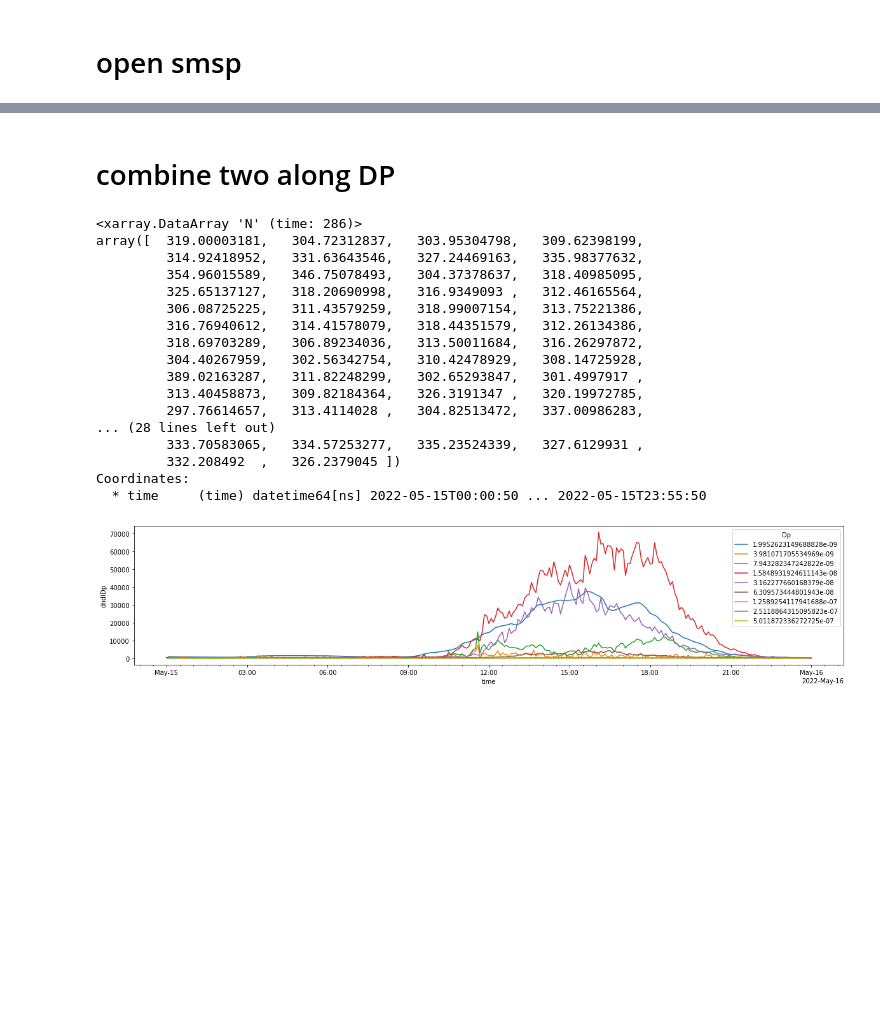
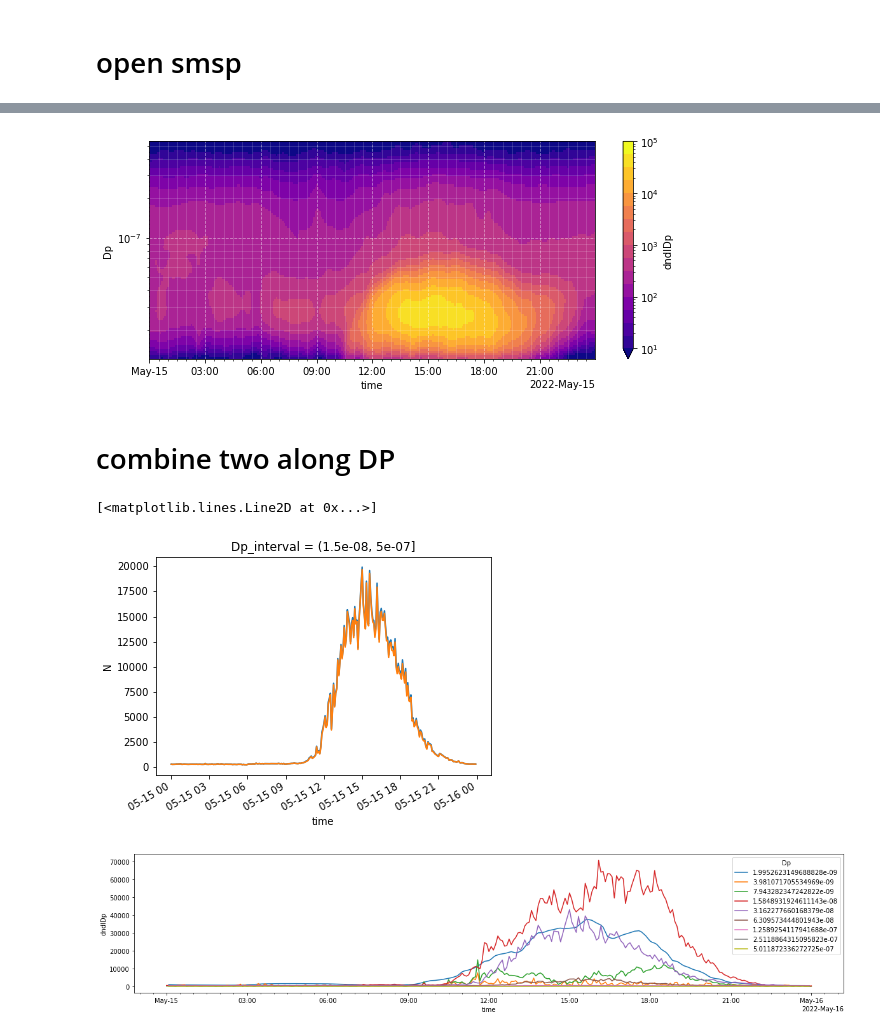
Before and after one commit to daliagachc/bnn-tools-repo, a Jupyter notebook: nbs/z020_cs_condensation_sink.ipynb, the cells around one changed output, grey strips where cells are left out. Drawn from its saved outputs; the diff is of its cells as text; code cells hidden in the pictures; blank space fills up the shorter version.

```diff
--- a/nbs/z020_cs_condensation_sink.ipynb
+++ b/nbs/z020_cs_condensation_sink.ipynb
@@ -169,3 +177,12 @@ ds_s.bnn.plot_psd()
+# %%
+_ds_s = ds_s.bnn.set_lDp()
+for i in range(5):
+    _ds_s = _ds_s.rolling({'time':3},center=True,min_periods=1).mean()
+    _ds_s = _ds_s.rolling({'lDp':3},center=True,min_periods=1).mean()
+# %%
+_ds_s.bnn.plot_psd(vmax=1e5,levels=17)
+# %% [output]
+[figure, added]
 # %% [markdown]
 # combine two along DP
 # %%
@@ -173,23 +192,9 @@ N, _,_ = ds_s.bnn.get_N(d1=10e-9,d2=1)
 # %%
-N
+N.plot()
+N1.plot()
 # %% [output]
-<xarray.DataArray 'N' (time: 286)>
-array([  319.00003181,   304.72312837,   303.95304798,   309.62398199,
-         314.92418952,   331.63643546,   327.24469163,   335.98377632,
-         354.96015589,   346.75078493,   304.37378637,   318.40985095,
-         325.65137127,   318.20690998,   316.9349093 ,   312.46165564,
-         306.08725225,   311.43579259,   318.99007154,   313.75221386,
-         316.76940612,   314.41578079,   318.44351579,   312.26134386,
-         318.69703289,   306.89234036,   313.50011684,   316.26297872,
-         304.40267959,   302.56342754,   310.42478929,   308.14725928,
-         389.02163287,   311.82248299,   302.65293847,   301.4997917 ,
-         313.40458873,   309.82184364,   326.3191347 ,   320.19972785,
-         297.76614657,   313.4114028 ,   304.82513472,   337.00986283,
-... (28 lines left out)
-         333.70583065,   334.57253277,   335.23524339,   327.6129931 ,
-         332.208492  ,   326.2379045 ])
-Coordinates:
-  * time     (time) datetime64[ns] 2022-05-15T00:00:50 ... 2022-05-15T23:55:50
+[<matplotlib.lines.Line2D at 0x...>]
+[figure, added]
 # %%
 ts = 300
 dpr = .05
```
Also changed, not shown: parts of 7 cells of this notebook, 5 other files.
